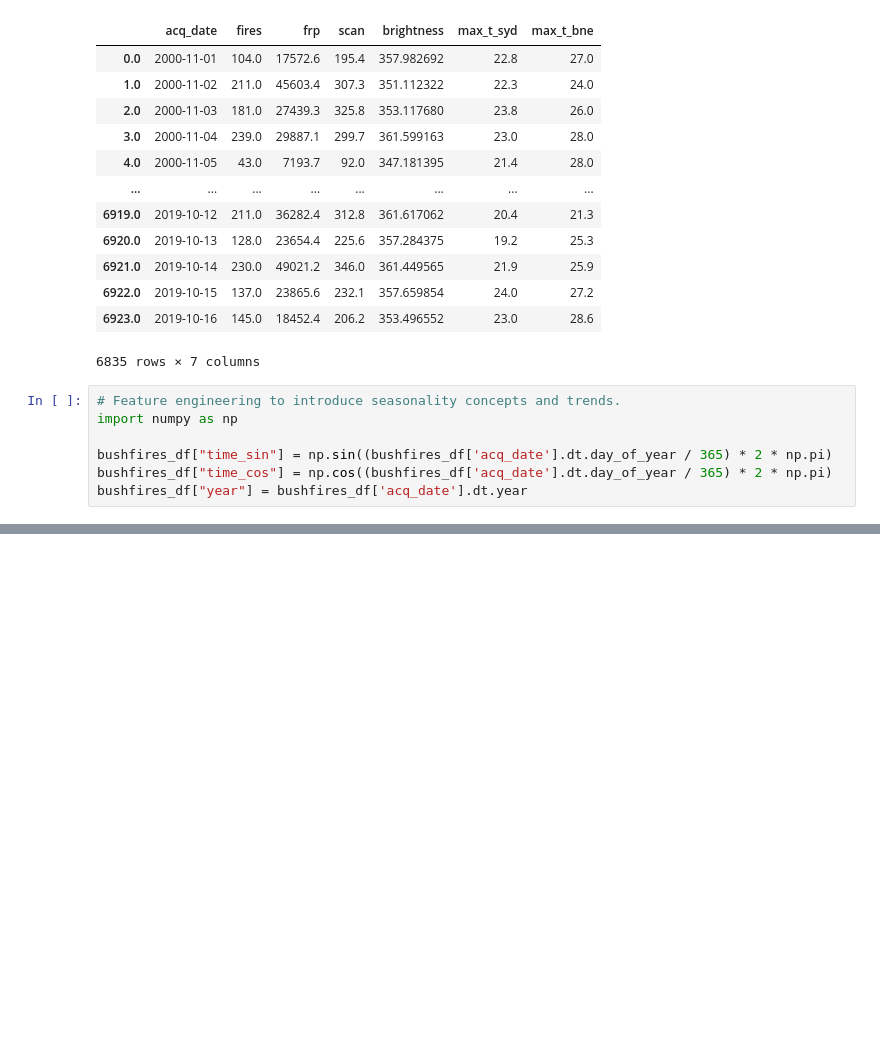
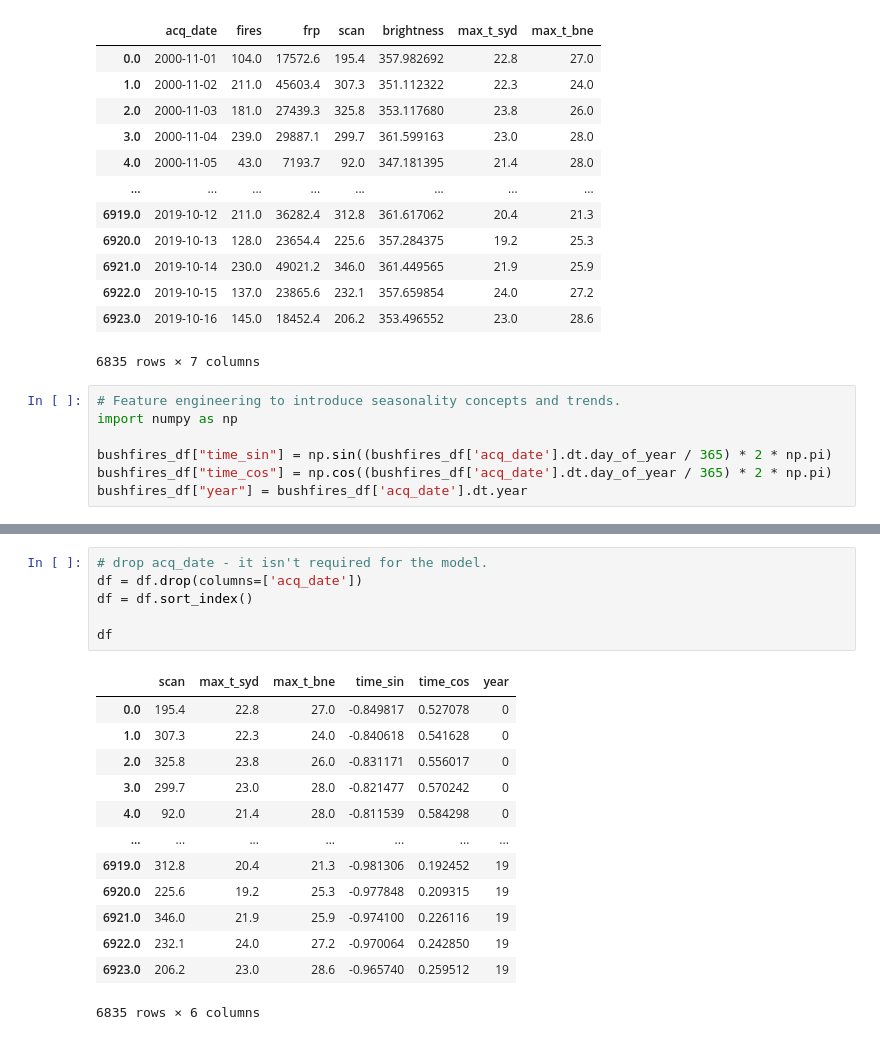
Before and after one commit to jtpotato/firetrace, a Jupyter notebook: notebooks/future-bushfires.ipynb, the cells around one changed output, grey strips where cells are left out. Saved outputs shown, nothing was run; the diff lists cells and outputs as text; blank space fills up the shorter version.

Commit message:
update notebook, remove model from git

```diff
--- a/notebooks/future-bushfires.ipynb
+++ b/notebooks/future-bushfires.ipynb
@@ -74,0 +62,20 @@ train_dataset
+# %%
+# drop acq_date - it isn't required for the model.
+df = df.drop(columns=['acq_date'])
+df = df.sort_index()
+
+df
+# %% [output]
+|  | scan | max_t_syd | max_t_bne | time_sin | time_cos | year |
+| 0.0 | 195.4 | 22.8 | 27.0 | -0.849817 | 0.527078 | 0 |
+| 1.0 | 307.3 | 22.3 | 24.0 | -0.840618 | 0.541628 | 0 |
+| 2.0 | 325.8 | 23.8 | 26.0 | -0.831171 | 0.556017 | 0 |
+| 3.0 | 299.7 | 23.0 | 28.0 | -0.821477 | 0.570242 | 0 |
+| 4.0 | 92.0 | 21.4 | 28.0 | -0.811539 | 0.584298 | 0 |
+| ... | ... | ... | ... | ... | ... | ... |
+| 6919.0 | 312.8 | 20.4 | 21.3 | -0.981306 | 0.192452 | 19 |
+| 6920.0 | 225.6 | 19.2 | 25.3 | -0.977848 | 0.209315 | 19 |
+| 6921.0 | 346.0 | 21.9 | 25.9 | -0.974100 | 0.226116 | 19 |
+| 6922.0 | 232.1 | 24.0 | 27.2 | -0.970064 | 0.242850 | 19 |
+| 6923.0 | 206.2 | 23.0 | 28.6 | -0.965740 | 0.259512 | 19 |
+6835 rows × 6 columns
```
Also changed, not shown: parts of 17 cells of this notebook, 21 other files.
